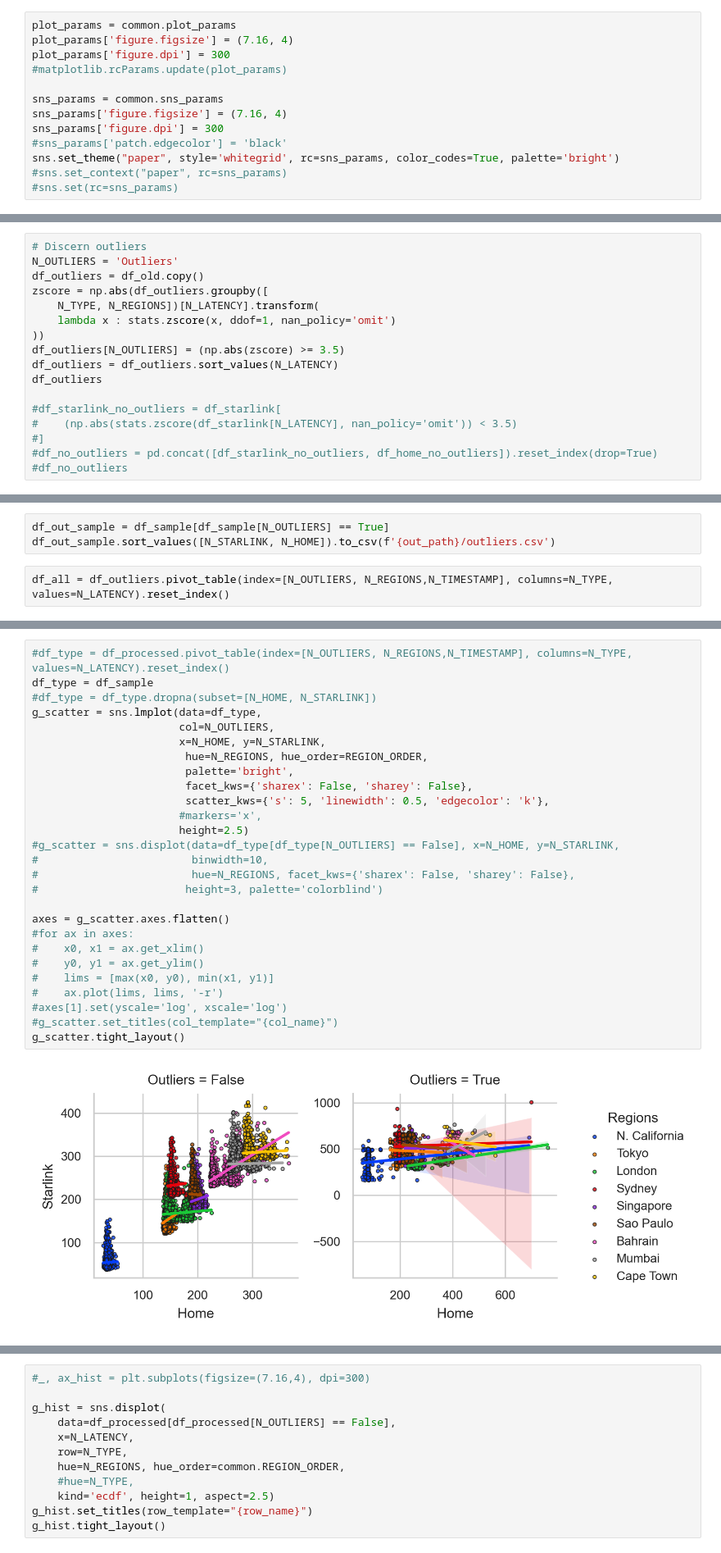
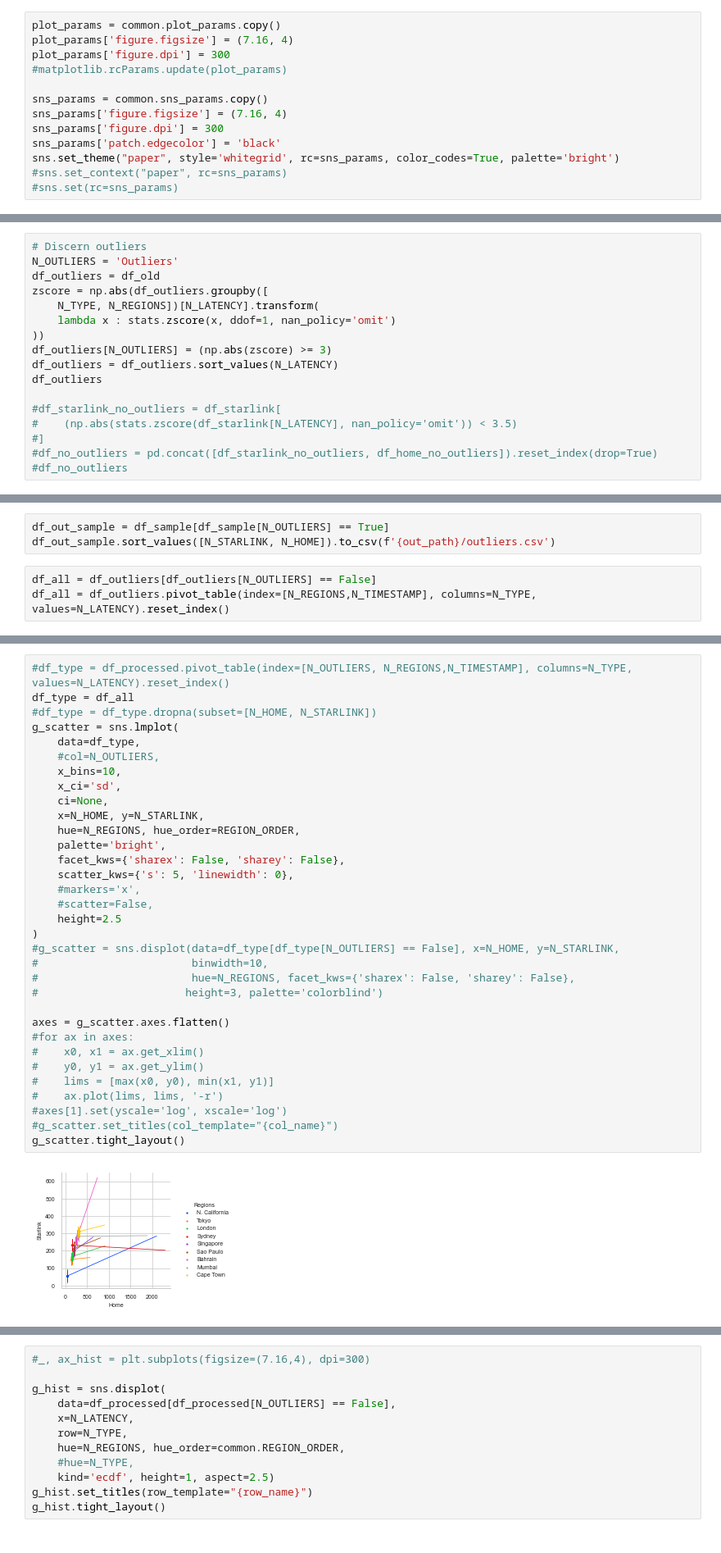
Before and after one commit to Starlink-Measurement/starlink-plot, a Jupyter notebook: plot_ping.ipynb, the cells around one changed output, grey strips where cells are left out. Shown at 82% size. Cells and saved outputs as stored; diff of their text form.

```diff
--- a/plot_ping.ipynb
+++ b/plot_ping.ipynb
@@ -65,13 +76,13 @@ src_dirs
 # %%
-plot_params = common.plot_params
+plot_params = common.plot_params.copy()
 plot_params['figure.figsize'] = (7.16, 4)
 plot_params['figure.dpi'] = 300
 #matplotlib.rcParams.update(plot_params)
 
-sns_params = common.sns_params
+sns_params = common.sns_params.copy()
 sns_params['figure.figsize'] = (7.16, 4)
 sns_params['figure.dpi'] = 300
-#sns_params['patch.edgecolor'] = 'black'
+sns_params['patch.edgecolor'] = 'black'
 sns.set_theme("paper", style='whitegrid', rc=sns_params, color_codes=True, palette='bright')
 #sns.set_context("paper", rc=sns_params)
 #sns.set(rc=sns_params)
@@ -162,12 +173,12 @@ def ecdf(data, array: bool=True):
 # %%
 # Discern outliers
 N_OUTLIERS = 'Outliers'
-df_outliers = df_old.copy()
+df_outliers = df_old
 zscore = np.abs(df_outliers.groupby([
     N_TYPE, N_REGIONS])[N_LATENCY].transform(
     lambda x : stats.zscore(x, ddof=1, nan_policy='omit')
 ))
-df_outliers[N_OUTLIERS] = (np.abs(zscore) >= 3.5)
+df_outliers[N_OUTLIERS] = (np.abs(zscore) >= 3)
 df_outliers = df_outliers.sort_values(N_LATENCY)
 df_outliers
 
@@ -332,4 +347,5 @@ t.sort_values(N_TIMESTAMP)
 df_out_sample = df_sample[df_sample[N_OUTLIERS] == True]
 df_out_sample.sort_values([N_STARLINK, N_HOME]).to_csv(f'{out_path}/outliers.csv')
 # %%
-df_all = df_outliers.pivot_table(index=[N_OUTLIERS, N_REGIONS,N_TIMESTAMP], columns=N_TYPE, values=N_LATENCY).reset_index()
+df_all = df_outliers[df_outliers[N_OUTLIERS] == False]
+df_all = df_outliers.pivot_table(index=[N_REGIONS,N_TIMESTAMP], columns=N_TYPE, values=N_LATENCY).reset_index()
@@ -336,30 +369,36 @@ df_all = df_outliers.pivot_table(index=[N_OUTLIERS, N_REGIONS,N_TIMESTAMP], colu
 # %%
 #df_type = df_processed.pivot_table(index=[N_OUTLIERS, N_REGIONS,N_TIMESTAMP], columns=N_TYPE, values=N_LATENCY).reset_index()
-df_type = df_sample
+df_type = df_all
 #df_type = df_type.dropna(subset=[N_HOME, N_STARLINK])
-g_scatter = sns.lmplot(data=df_type,
-                       col=N_OUTLIERS,
-                       x=N_HOME, y=N_STARLINK,
-                        hue=N_REGIONS, hue_order=REGION_ORDER,
-                        palette='bright',
-                        facet_kws={'sharex': False, 'sharey': False},
-                        scatter_kws={'s': 5, 'linewidth': 0.5, 'edgecolor': 'k'},
-                       #markers='x',
-                       height=2.5)
+g_scatter = sns.lmplot(
+    data=df_type,
+    #col=N_OUTLIERS,
+    x_bins=10,
+    x_ci='sd',
+    ci=None,
+    x=N_HOME, y=N_STARLINK,
+    hue=N_REGIONS, hue_order=REGION_ORDER,
+    palette='bright',
+    facet_kws={'sharex': False, 'sharey': False},
+    scatter_kws={'s': 5, 'linewidth': 0},
+    #markers='x',
+    #scatter=False,
+    height=2.5
+)
 #g_scatter = sns.displot(data=df_type[df_type[N_OUTLIERS] == False], x=N_HOME, y=N_STARLINK,
 #                        binwidth=10,
 #                        hue=N_REGIONS, facet_kws={'sharex': False, 'sharey': False},
 #                       height=3, palette='colorblind')
 
 axes = g_scatter.axes.flatten()
 #for ax in axes:
 #    x0, x1 = ax.get_xlim()
 #    y0, y1 = ax.get_ylim()
 #    lims = [max(x0, y0), min(x1, y1)]
 #    ax.plot(lims, lims, '-r')
 #axes[1].set(yscale='log', xscale='log')
 #g_scatter.set_titles(col_template="{col_name}")
 g_scatter.tight_layout()
 # %% [output]
-[figure, old version]
+[figure, new version]
 # %%
```
Also changed, not shown: parts of 17 cells of this notebook, 3 other files.
